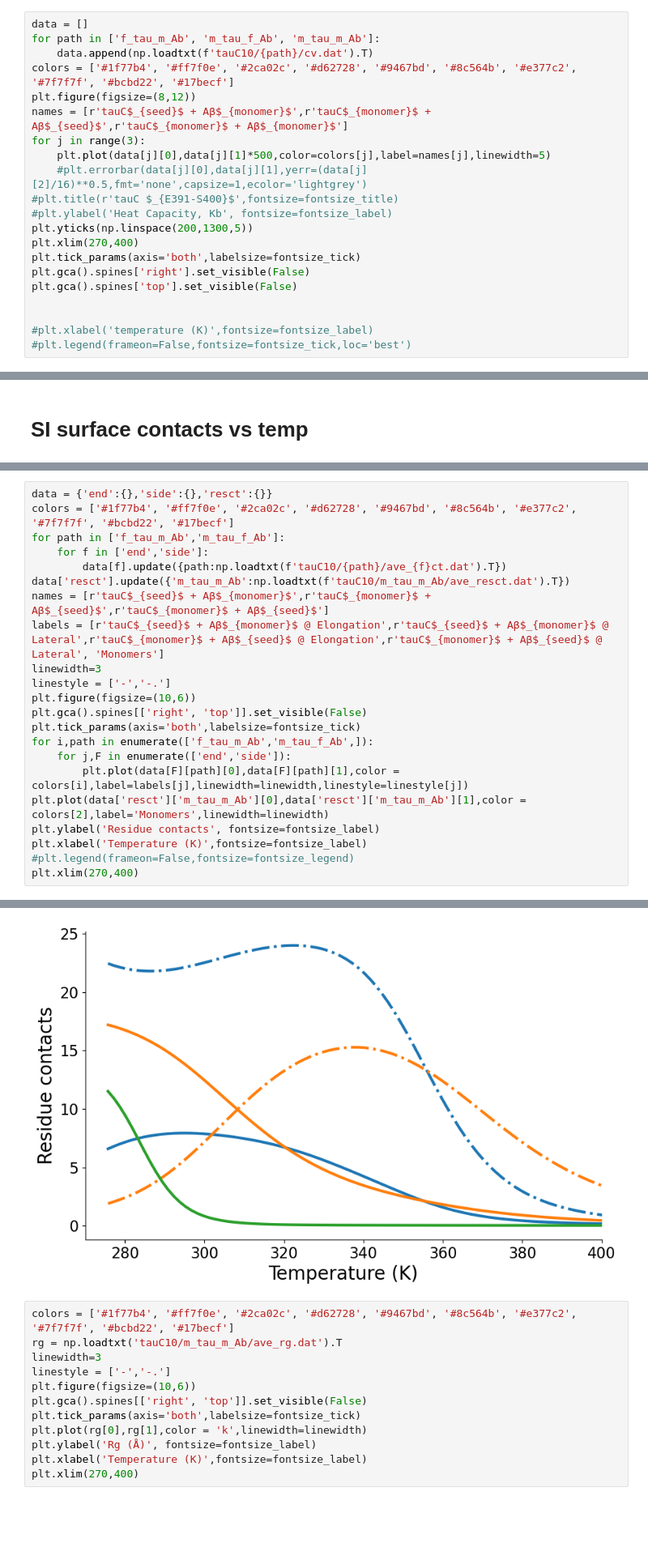
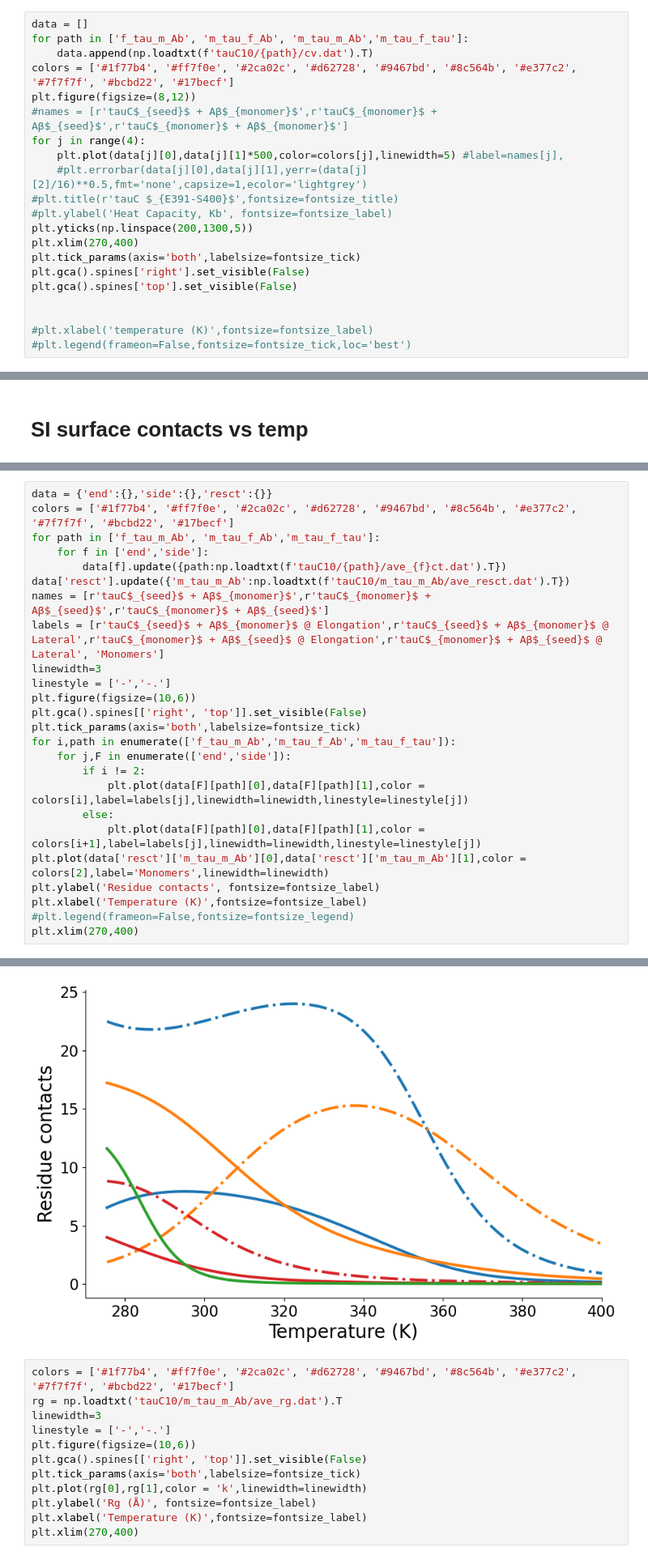
Before and after one commit to songzhihenry/Interplay_btw_abeta_tauC_frag, a Jupyter notebook: tauC_Abeta_fib/Cv_temp.ipynb, the cells around one changed output, grey strips where cells are left out. Shown at 81% size. Cells and saved outputs as stored; diff of their text form; blank space fills up the shorter version.

```diff
--- a/tauC_Abeta_fib/Cv_temp.ipynb
+++ b/tauC_Abeta_fib/Cv_temp.ipynb
@@ -9,13 +9,13 @@ fontsize_legend = 14
 # Cv vs temp
 # %%
 data = []
-for path in ['f_tau_m_Ab', 'm_tau_f_Ab', 'm_tau_m_Ab']:
+for path in ['f_tau_m_Ab', 'm_tau_f_Ab', 'm_tau_m_Ab','m_tau_f_tau']:
     data.append(np.loadtxt(f'tauC10/{path}/cv.dat').T)
 colors = ['#1f77b4', '#ff7f0e', '#2ca02c', '#d62728', '#9467bd', '#8c564b', '#e377c2', '#7f7f7f', '#bcbd22', '#17becf']
 plt.figure(figsize=(8,12))
-names = [r'tauC$_{seed}$ + Aβ$_{monomer}$',r'tauC$_{monomer}$ + Aβ$_{seed}$',r'tauC$_{monomer}$ + Aβ$_{monomer}$']
-for j in range(3):
-    plt.plot(data[j][0],data[j][1]*500,color=colors[j],label=names[j],linewidth=5)
+#names = [r'tauC$_{seed}$ + Aβ$_{monomer}$',r'tauC$_{monomer}$ + Aβ$_{seed}$',r'tauC$_{monomer}$ + Aβ$_{monomer}$']
+for j in range(4):
+    plt.plot(data[j][0],data[j][1]*500,color=colors[j],linewidth=5) #label=names[j],
     #plt.errorbar(data[j][0],data[j][1],yerr=(data[j][2]/16)**0.5,fmt='none',capsize=1,ecolor='lightgrey')
 #plt.title(r'tauC $_{E391-S400}$',fontsize=fontsize_title)
 #plt.ylabel('Heat Capacity, Kb', fontsize=fontsize_label)
@@ -69,28 +69,31 @@ Text(0, 0.5, '$C_{V}, k_{B}$')
 # %%
 data = {'end':{},'side':{},'resct':{}}
 colors = ['#1f77b4', '#ff7f0e', '#2ca02c', '#d62728', '#9467bd', '#8c564b', '#e377c2', '#7f7f7f', '#bcbd22', '#17becf']
-for path in ['f_tau_m_Ab','m_tau_f_Ab']:
+for path in ['f_tau_m_Ab', 'm_tau_f_Ab','m_tau_f_tau']:
     for f in ['end','side']:
         data[f].update({path:np.loadtxt(f'tauC10/{path}/ave_{f}ct.dat').T})
 data['resct'].update({'m_tau_m_Ab':np.loadtxt(f'tauC10/m_tau_m_Ab/ave_resct.dat').T})
 names = [r'tauC$_{seed}$ + Aβ$_{monomer}$',r'tauC$_{monomer}$ + Aβ$_{seed}$',r'tauC$_{monomer}$ + Aβ$_{seed}$']
 labels = [r'tauC$_{seed}$ + Aβ$_{monomer}$ @ Elongation',r'tauC$_{seed}$ + Aβ$_{monomer}$ @ Lateral',r'tauC$_{monomer}$ + Aβ$_{seed}$ @ Elongation',r'tauC$_{monomer}$ + Aβ$_{seed}$ @ Lateral', 'Monomers']
 linewidth=3
 linestyle = ['-','-.']
 plt.figure(figsize=(10,6))
 plt.gca().spines[['right', 'top']].set_visible(False)
 plt.tick_params(axis='both',labelsize=fontsize_tick)
-for i,path in enumerate(['f_tau_m_Ab','m_tau_f_Ab',]):
+for i,path in enumerate(['f_tau_m_Ab','m_tau_f_Ab','m_tau_f_tau']):
     for j,F in enumerate(['end','side']):
-        plt.plot(data[F][path][0],data[F][path][1],color = colors[i],label=labels[j],linewidth=linewidth,linestyle=linestyle[j])
+        if i != 2:
+            plt.plot(data[F][path][0],data[F][path][1],color = colors[i],label=labels[j],linewidth=linewidth,linestyle=linestyle[j])
+        else:
+            plt.plot(data[F][path][0],data[F][path][1],color = colors[i+1],label=labels[j],linewidth=linewidth,linestyle=linestyle[j])
 plt.plot(data['resct']['m_tau_m_Ab'][0],data['resct']['m_tau_m_Ab'][1],color = colors[2],label='Monomers',linewidth=linewidth)
 plt.ylabel('Residue contacts', fontsize=fontsize_label)
 plt.xlabel('Temperature (K)',fontsize=fontsize_label)
 #plt.legend(frameon=False,fontsize=fontsize_legend)
 plt.xlim(270,400)
 # %% [output]
 (270.0, 400.0)
-[figure, old version]
+[figure, new version]
 # %%
 colors = ['#1f77b4', '#ff7f0e', '#2ca02c', '#d62728', '#9467bd', '#8c564b', '#e377c2', '#7f7f7f', '#bcbd22', '#17becf']
 rg = np.loadtxt('tauC10/m_tau_m_Ab/ave_rg.dat').T
```
Also changed, not shown: parts of 1 cell of this notebook, 12 other files.
